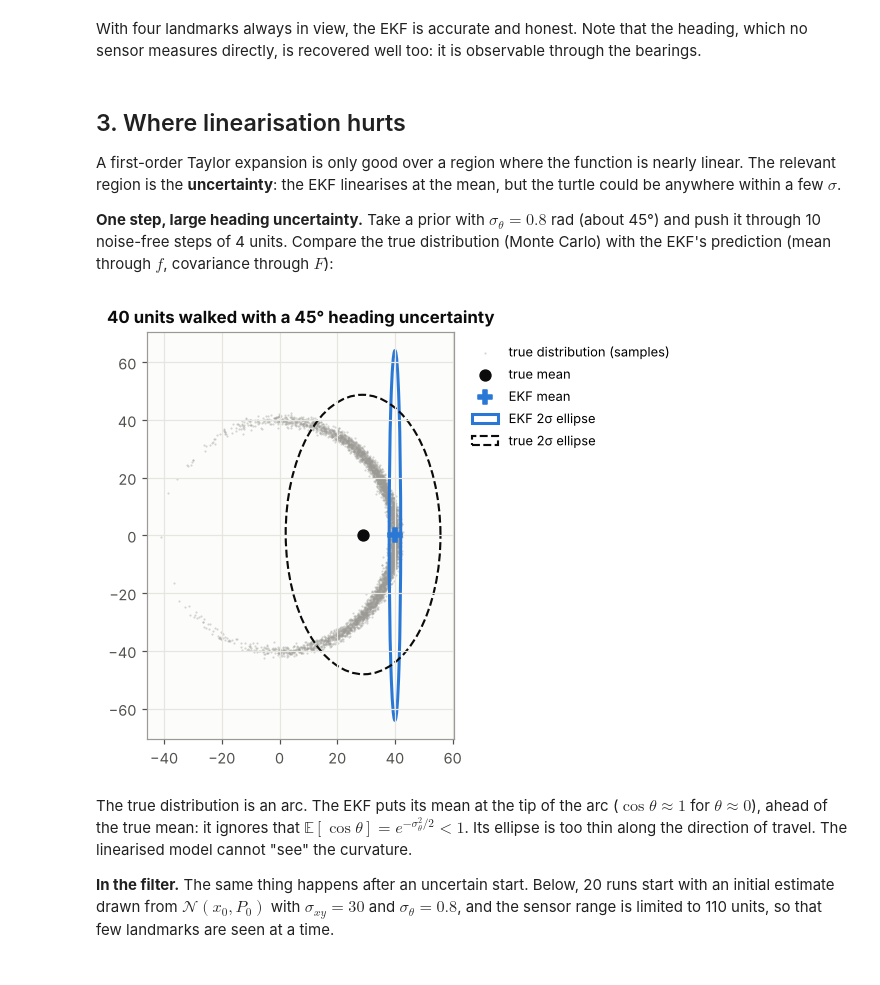
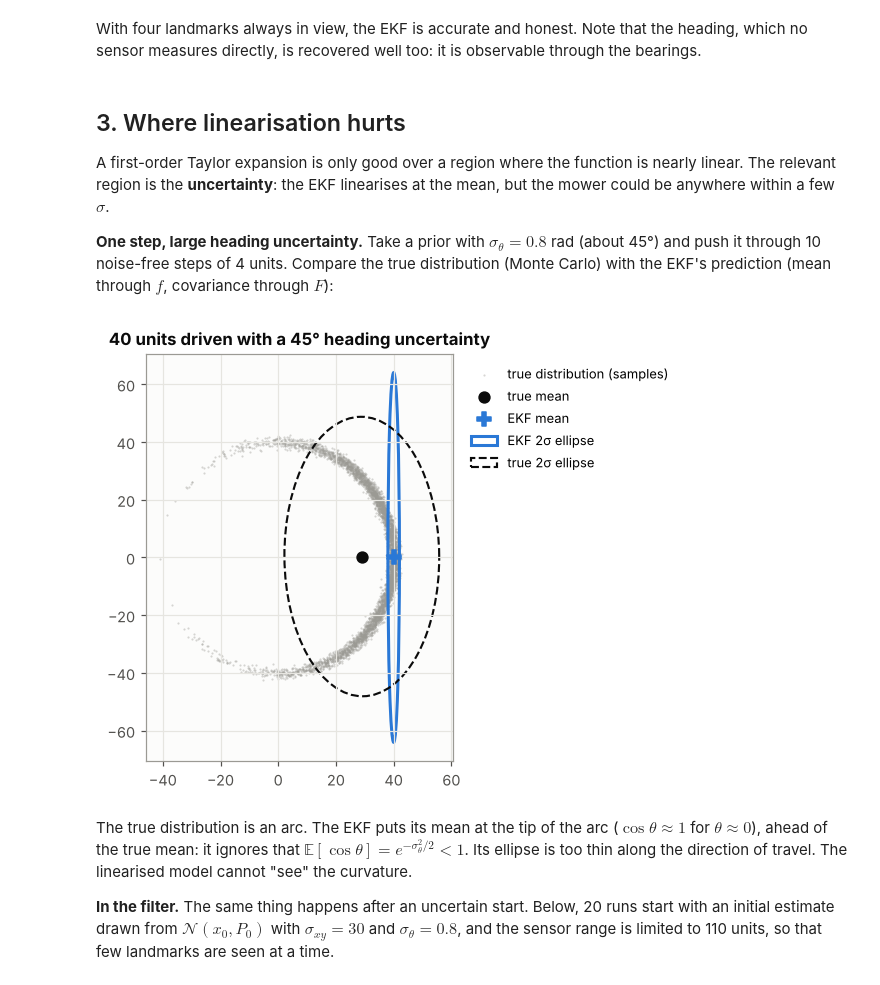
Before and after one commit to CL-BZH/Bayesian_Filters, a Jupyter notebook: notebooks/03_extended_kalman_filter.ipynb, the cells around one changed output. Saved outputs shown, nothing was run; the diff lists cells and outputs as text; code cells hidden in the pictures.

Commit message:
Replace the turtle by a robot lawnmower

```diff
--- a/notebooks/03_extended_kalman_filter.ipynb
+++ b/notebooks/03_extended_kalman_filter.ipynb
@@ -120,7 +120,7 @@ bearings.
 ## 3. Where linearisation hurts
 
 A first-order Taylor expansion is only good over a region where the function is nearly linear.
-The relevant region is the **uncertainty**: the EKF linearises at the mean, but the turtle
+The relevant region is the **uncertainty**: the EKF linearises at the mean, but the mower
 could be anywhere within a few $\sigma$.
 
 **One step, large heading uncertainty.** Take a prior with $\sigma_\theta = 0.8$ rad (about
@@ -129,26 +129,26 @@ could be anywhere within a few $\sigma$.
 # %%
 rng = np.random.default_rng(0)
 m0, P = np.zeros(3), np.diag([1.0, 1.0, 0.8**2])
 samples = rng.multivariate_normal(m0, P, 5000)
 m = m0.copy()
 u = np.array([4.0, 0.0])
 for _ in range(10):
     samples = motion_model(samples, u)
     F, V = motion_jacobians(m, u)
     m, P = motion_model(m, u), F @ P @ F.T
 
 fig, ax = plt.subplots(figsize=(6.4, 4.8))
 ax.scatter(samples[:, 0], samples[:, 1], s=2, color=viz.MUTED, alpha=0.4, lw=0, label="true distribution (samples)")
 mc_mean = samples[:, :2].mean(0)
 ax.scatter(*mc_mean, marker="o", s=50, c=viz.INK, label="true mean", zorder=6)
 ax.scatter(*m[:2], marker="P", s=80, c=viz.COLORS["EKF"], label="EKF mean", zorder=6)
 viz.cov_ellipse(ax, m, P, n_sigma=2, name="EKF", lw=2, label="EKF 2σ ellipse")
 viz.cov_ellipse(ax, mc_mean, np.cov(samples[:, :2].T), n_sigma=2, ec=viz.INK, ls="--", label="true 2σ ellipse")
 ax.set_aspect("equal"); ax.legend(loc="upper left", bbox_to_anchor=(1.02, 1), fontsize=8.5)
-ax.set_title("40 units walked with a 45° heading uncertainty")
+ax.set_title("40 units driven with a 45° heading uncertainty")
 plt.show()
 # %% [output]
-[figure, old version]
+[figure, new version]
 # %% [markdown]
 The true distribution is an arc. The EKF puts its mean at the tip of the arc
 ($\cos\theta \approx 1$ for $\theta \approx 0$), ahead of the true mean: it ignores that
```
Also changed, not shown: parts of 1 cell of this notebook, 26 other files.
